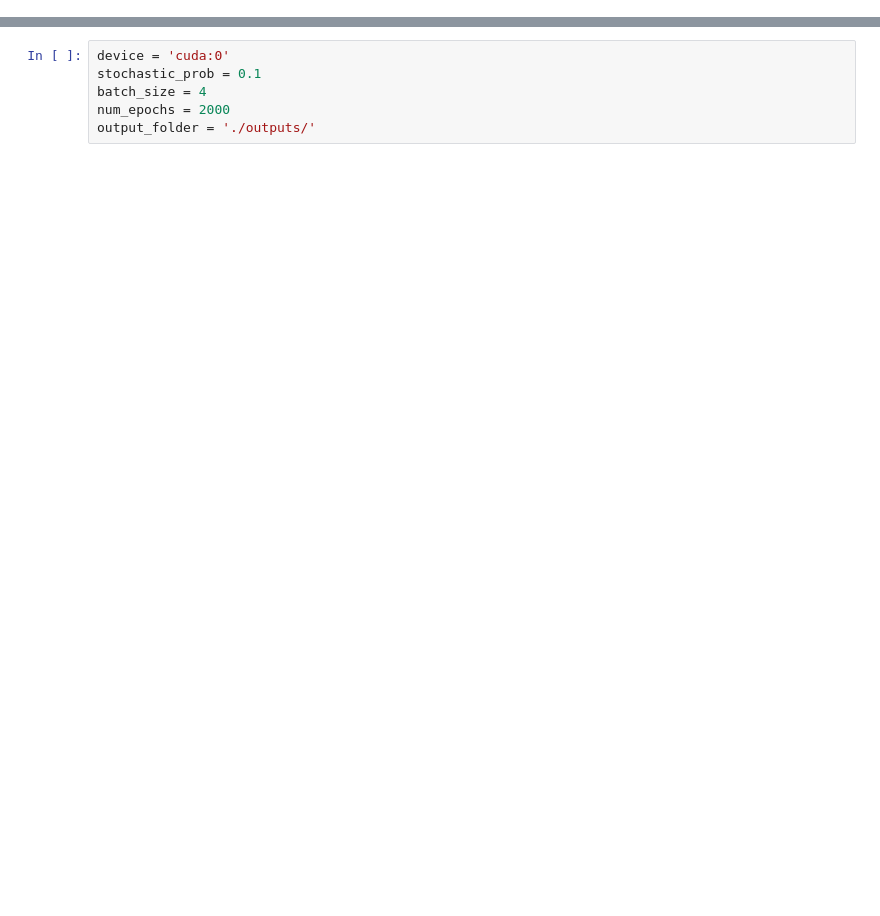
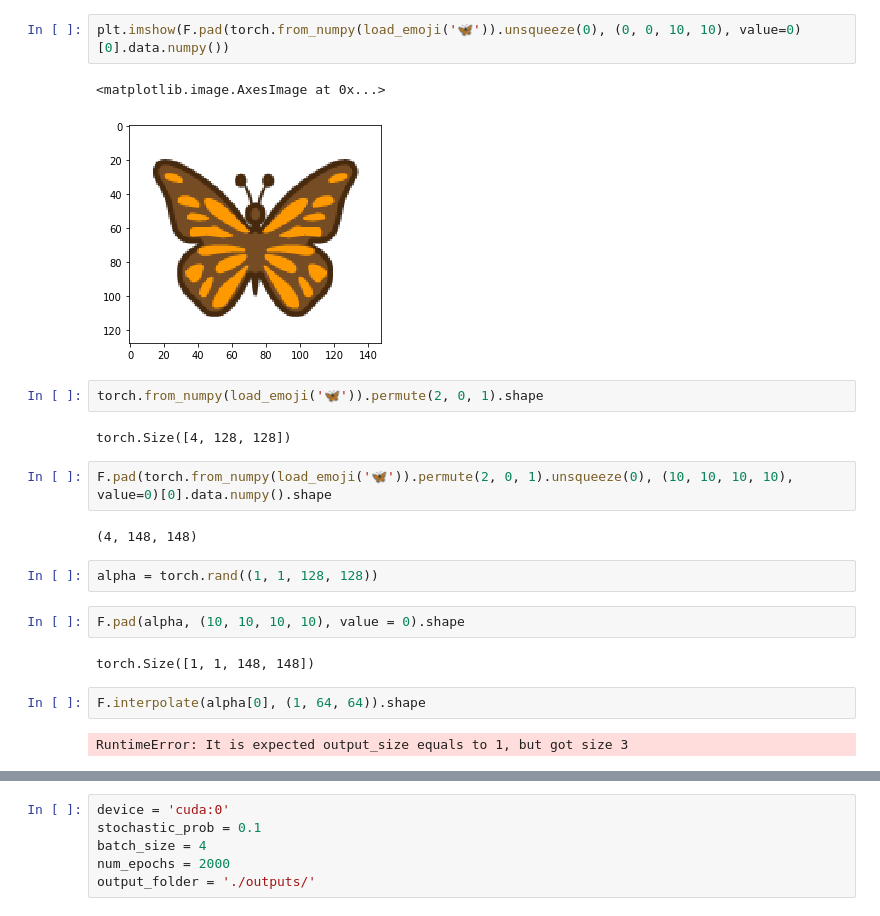
Before and after one commit to belkakari/cellular-automata-pytorch, a Jupyter notebook: notebooks/ca.ipynb, the cells around one changed output, grey strips where cells are left out. Cells and saved outputs as stored; diff of their text form; blank space fills up the shorter version.

```diff
--- a/notebooks/ca.ipynb
+++ b/notebooks/ca.ipynb
@@ -20,0 +26,23 @@ from modules.utils import alive_mask, load_emoji, stochastic_update_mask, test
+# %%
+plt.imshow(F.pad(torch.from_numpy(load_emoji('🦋')).unsqueeze(0), (0, 0, 10, 10), value=0)[0].data.numpy())
+# %% [output]
+<matplotlib.image.AxesImage at 0x...>
+[figure, added]
+# %%
+torch.from_numpy(load_emoji('🦋')).permute(2, 0, 1).shape
+# %% [output]
+torch.Size([4, 128, 128])
+# %%
+F.pad(torch.from_numpy(load_emoji('🦋')).permute(2, 0, 1).unsqueeze(0), (10, 10, 10, 10), value=0)[0].data.numpy().shape
+# %% [output]
+(4, 148, 148)
+# %%
+alpha = torch.rand((1, 1, 128, 128))
+# %%
+F.pad(alpha, (10, 10, 10, 10), value = 0).shape
+# %% [output]
+torch.Size([1, 1, 148, 148])
+# %%
+F.interpolate(alpha[0], (1, 64, 64)).shape
+# %% [output]
+RuntimeError: It is expected output_size equals to 1, but got size 3
```
Also changed, not shown: parts of 8 cells of this notebook, 10 other files.
